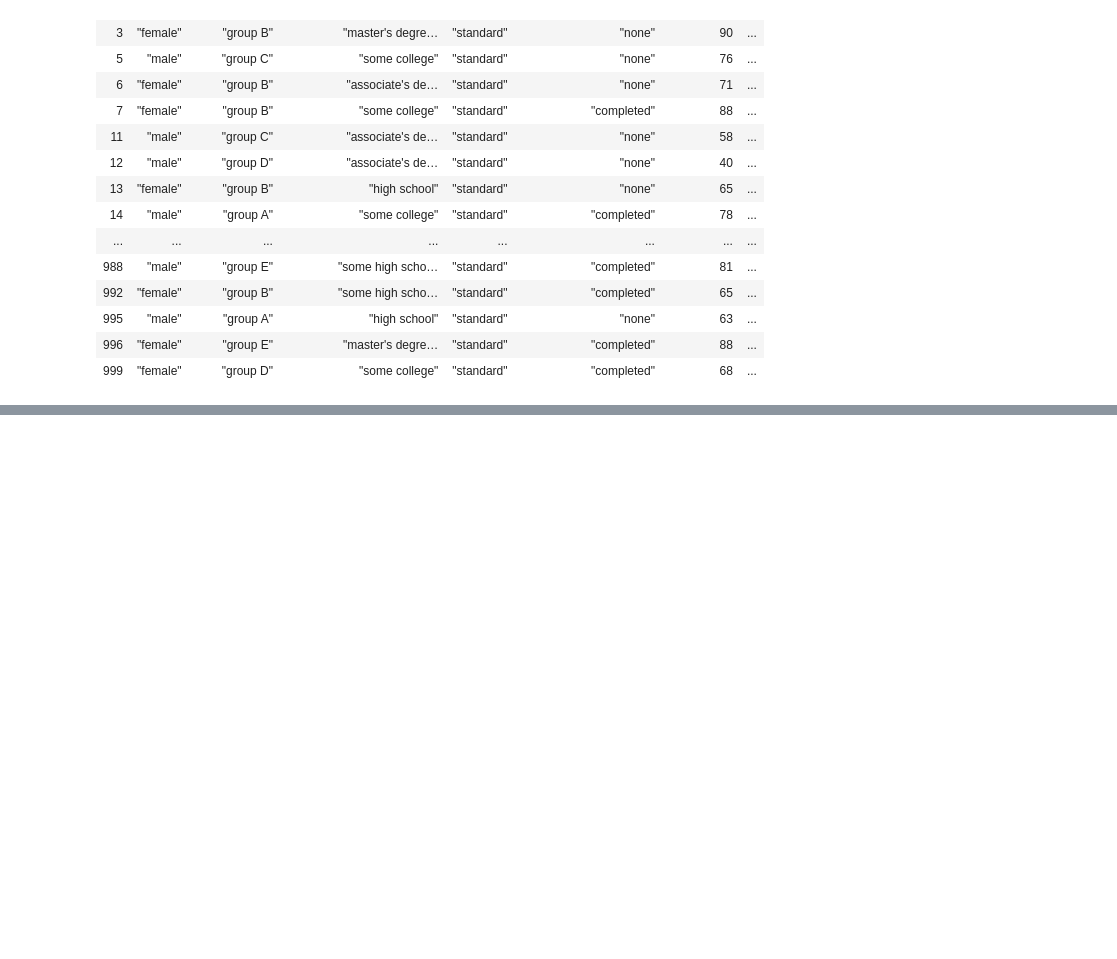
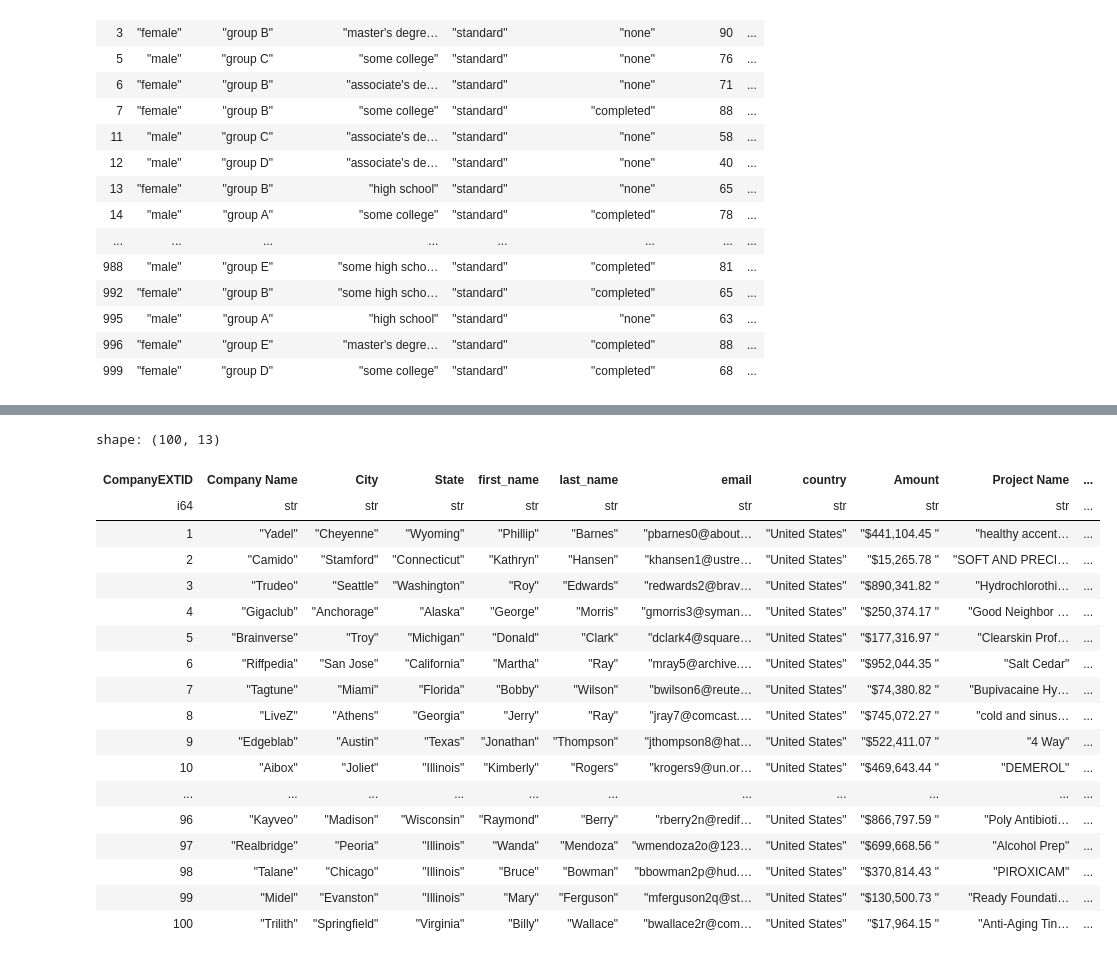
Before and after one commit to tam159/sample_dataframe, a Jupyter notebook: notebooks/polars_student_example.ipynb, the cells around one changed output, grey strips where cells are left out. Saved outputs shown, nothing was run; the diff lists cells and outputs as text; code cells hidden in the pictures; blank space fills up the shorter version.

```diff
--- a/notebooks/polars_student_example.ipynb
+++ b/notebooks/polars_student_example.ipynb
@@ -360,0 +597,2 @@ shape: (645, 9)
+# %%
+opportunity_df = pl.read_csv("data/salesforce/Opportunites.csv", eol_char='\r')
@@ -360,0 +650,23 @@ shape: (645, 9)
+# %%
+account_contact_opportunity_df = account_contact_df.join(opportunity_df, left_on="CompanyEXTID", right_on="CompanEXTID", how="left")
+account_contact_opportunity_df
+# %% [output]
+shape: (100, 13)
+| CompanyEXTID | Company Name | City | State | first_name | last_name | email | country | Amount | Project Name | ... |
+| i64 | str | str | str | str | str | str | str | str | str | ... |
+| 1 | "Yadel" | "Cheyenne" | "Wyoming" | "Phillip" | "Barnes" | "pbarnes0@about… | "United States" | "$441,104.45 " | "healthy accent… | ... |
+| 2 | "Camido" | "Stamford" | "Connecticut" | "Kathryn" | "Hansen" | "khansen1@ustre… | "United States" | "$15,265.78 " | "SOFT AND PRECI… | ... |
+| 3 | "Trudeo" | "Seattle" | "Washington" | "Roy" | "Edwards" | "redwards2@brav… | "United States" | "$890,341.82 " | "Hydrochlorothi… | ... |
+| 4 | "Gigaclub" | "Anchorage" | "Alaska" | "George" | "Morris" | "gmorris3@syman… | "United States" | "$250,374.17 " | "Good Neighbor … | ... |
+| 5 | "Brainverse" | "Troy" | "Michigan" | "Donald" | "Clark" | "dclark4@square… | "United States" | "$177,316.97 " | "Clearskin Prof… | ... |
+| 6 | "Riffpedia" | "San Jose" | "California" | "Martha" | "Ray" | "mray5@archive.… | "United States" | "$952,044.35 " | "Salt Cedar" | ... |
+| 7 | "Tagtune" | "Miami" | "Florida" | "Bobby" | "Wilson" | "bwilson6@reute… | "United States" | "$74,380.82 " | "Bupivacaine Hy… | ... |
+| 8 | "LiveZ" | "Athens" | "Georgia" | "Jerry" | "Ray" | "jray7@comcast.… | "United States" | "$745,072.27 " | "cold and sinus… | ... |
+| 9 | "Edgeblab" | "Austin" | "Texas" | "Jonathan" | "Thompson" | "jthompson8@hat… | "United States" | "$522,411.07 " | "4 Way" | ... |
+| 10 | "Aibox" | "Joliet" | "Illinois" | "Kimberly" | "Rogers" | "krogers9@un.or… | "United States" | "$469,643.44 " | "DEMEROL" | ... |
+| ... | ... | ... | ... | ... | ... | ... | ... | ... | ... | ... |
+| 96 | "Kayveo" | "Madison" | "Wisconsin" | "Raymond" | "Berry" | "rberry2n@redif… | "United States" | "$866,797.59 " | "Poly Antibioti… | ... |
+| 97 | "Realbridge" | "Peoria" | "Illinois" | "Wanda" | "Mendoza" | "wmendoza2o@123… | "United States" | "$699,668.56 " | "Alcohol Prep" | ... |
+| 98 | "Talane" | "Chicago" | "Illinois" | "Bruce" | "Bowman" | "bbowman2p@hud.… | "United States" | "$370,814.43 " | "PIROXICAM" | ... |
+| 99 | "Midel" | "Evanston" | "Illinois" | "Mary" | "Ferguson" | "mferguson2q@st… | "United States" | "$130,500.73 " | "Ready Foundati… | ... |
+| 100 | "Trilith" | "Springfield" | "Virginia" | "Billy" | "Wallace" | "bwallace2r@com… | "United States" | "$17,964.15 " | "Anti-Aging Tin… | ... |
```
Also changed, not shown: parts of 26 cells of this notebook, 1 other file.
